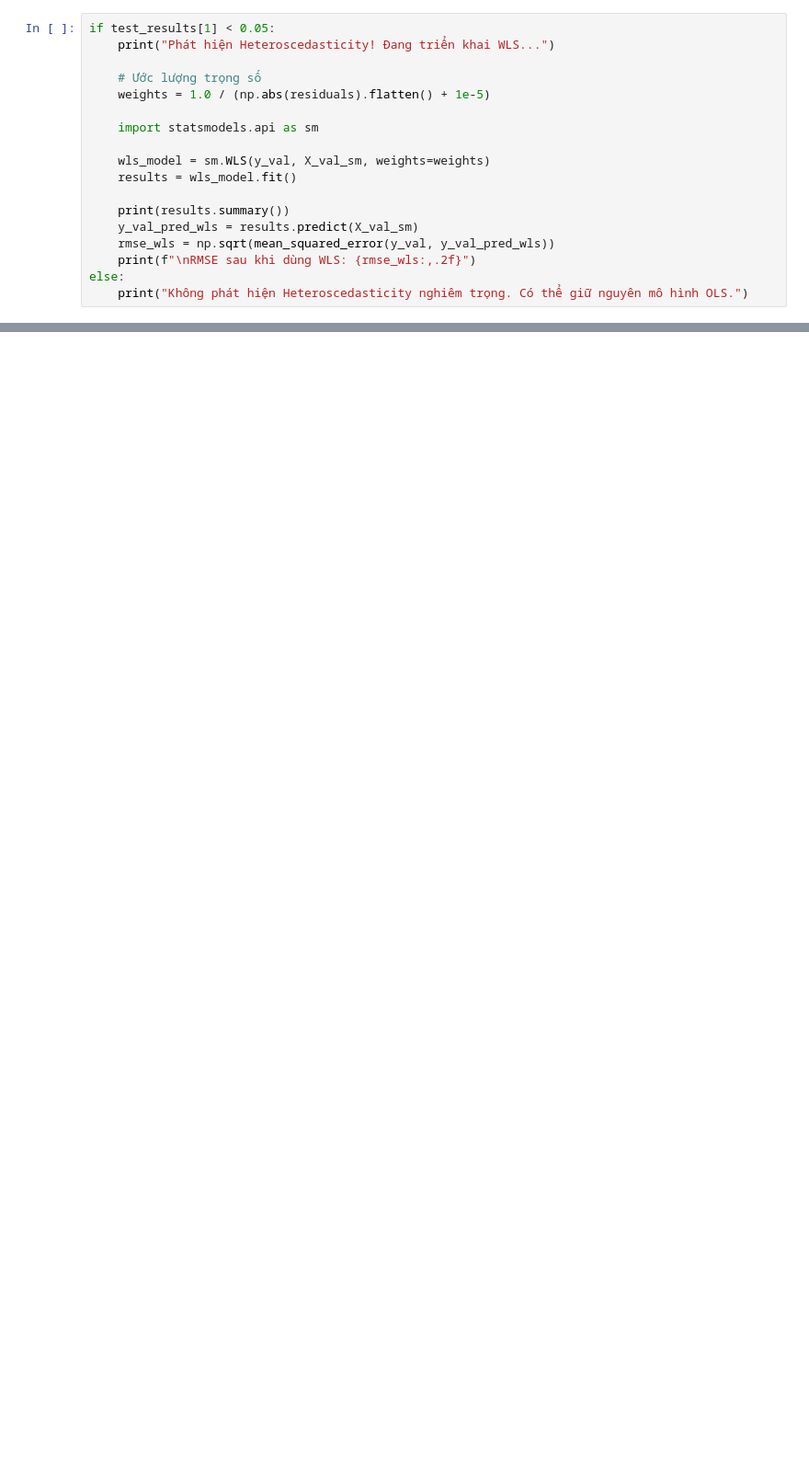
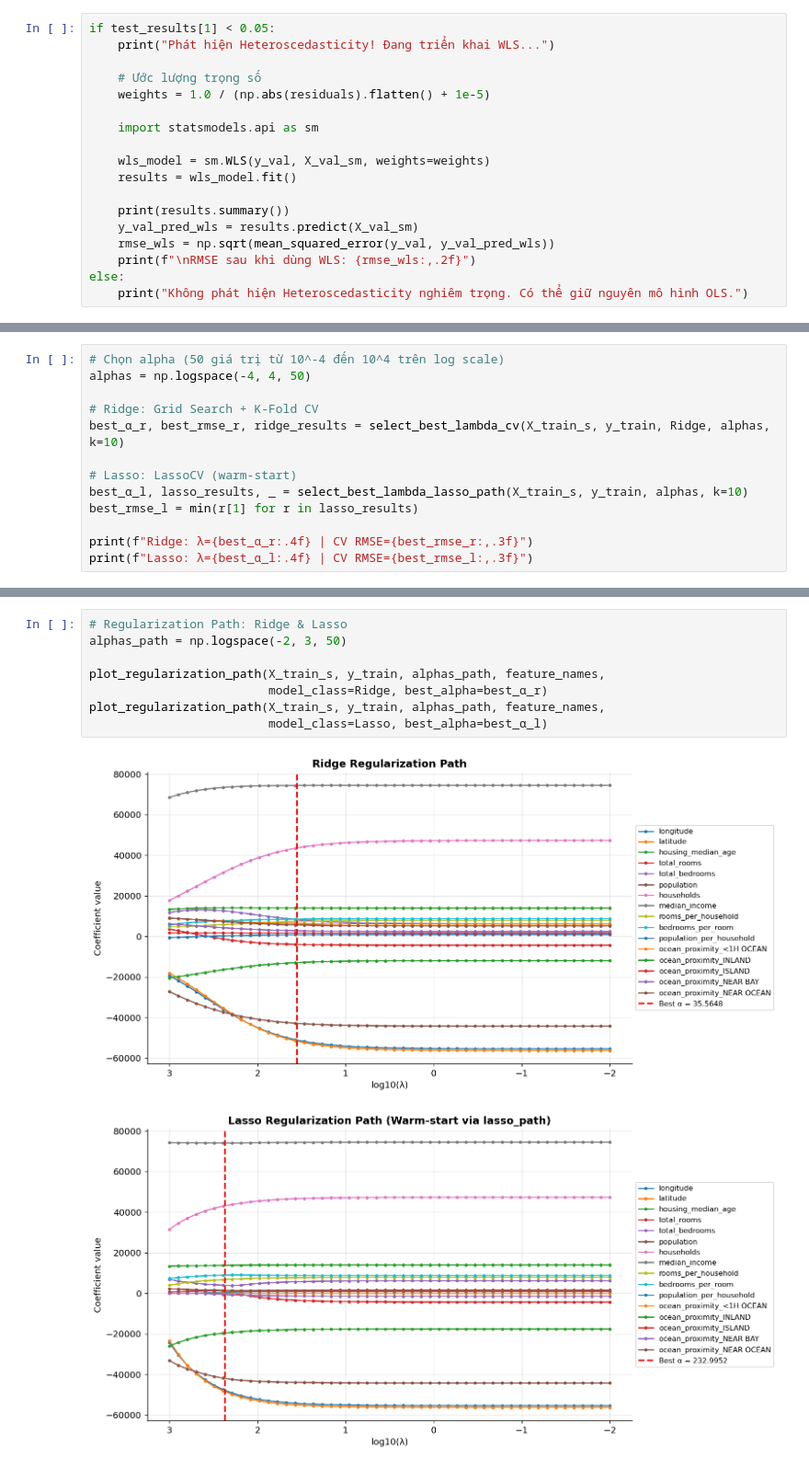
Before and after one commit to kimngoc280105/ml-regression-classification, a Jupyter notebook: code/Part1_Regression/notebook.ipynb, the cells around one changed output, grey strips where cells are left out. Shown at 92% size. Cells and saved outputs as stored; diff of their text form; blank space fills up the shorter version.

Commit message:
done doing ridge and lasso regression

```diff
--- a/code/Part1_Regression/notebook.ipynb
+++ b/code/Part1_Regression/notebook.ipynb
@@ -447,0 +639,13 @@ else:
+# %%
+# Chọn alpha (50 giá trị từ 10^-4 đến 10^4 trên log scale)
+alphas = np.logspace(-4, 4, 50)
+
+# Ridge: Grid Search + K-Fold CV
+best_α_r, best_rmse_r, ridge_results = select_best_lambda_cv(X_train_s, y_train, Ridge, alphas, k=10)
+
+# Lasso: LassoCV (warm-start)
+best_α_l, lasso_results, _ = select_best_lambda_lasso_path(X_train_s, y_train, alphas, k=10)
+best_rmse_l = min(r[1] for r in lasso_results)
+
+print(f"Ridge: λ={best_α_r:.4f} | CV RMSE={best_rmse_r:,.3f}")
+print(f"Lasso: λ={best_α_l:.4f} | CV RMSE={best_rmse_l:,.3f}")
@@ -447,0 +669,11 @@ else:
+# %%
+# Regularization Path: Ridge & Lasso
+alphas_path = np.logspace(-2, 3, 50)
+
+plot_regularization_path(X_train_s, y_train, alphas_path, feature_names,
+                         model_class=Ridge, best_alpha=best_α_r)
+plot_regularization_path(X_train_s, y_train, alphas_path, feature_names,
+                         model_class=Lasso, best_alpha=best_α_l)
+# %% [output]
+[figure, added]
+[figure, added]
```
Also changed, not shown: parts of 38 cells of this notebook, 5 other files.
